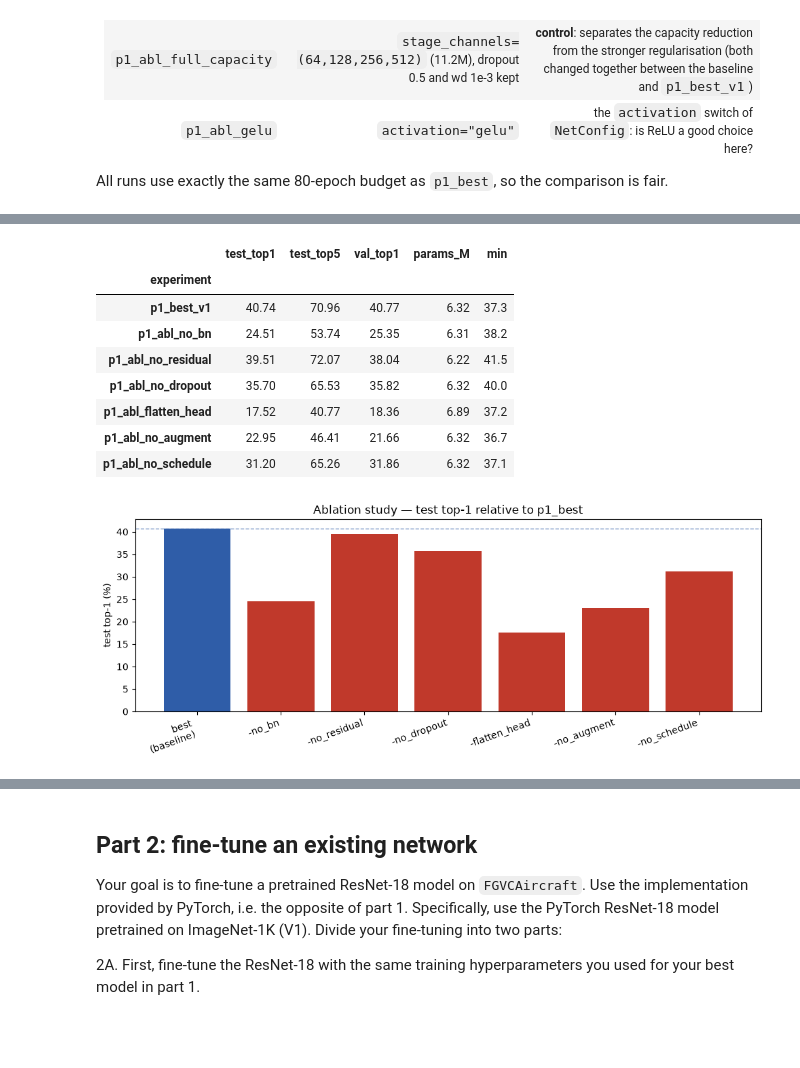
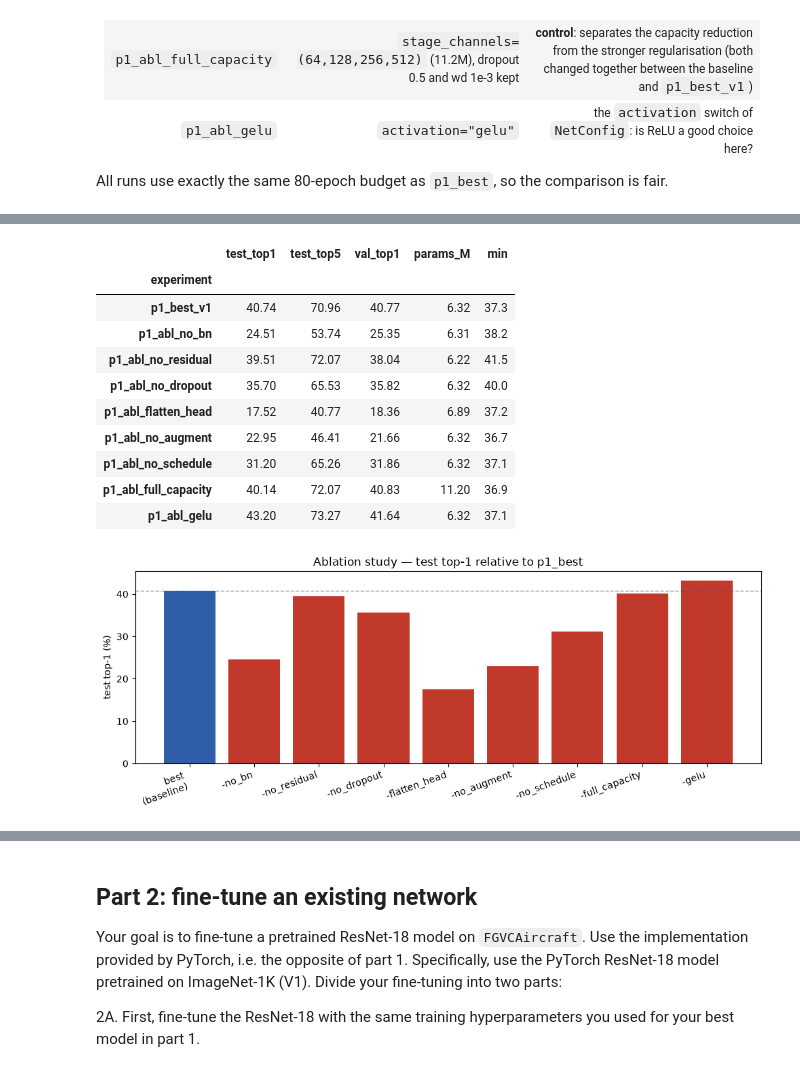
Before and after one commit to LuyaoMa-ace/IPCV_HW, a Jupyter notebook: assignment_module_two_executed.ipynb, the cells around one changed output, grey strips where cells are left out. Saved outputs shown, nothing was run; the diff lists cells and outputs as text; code cells hidden in the pictures; blank space fills up the shorter version.

```diff
--- a/assignment_module_two_executed.ipynb
+++ b/assignment_module_two_executed.ipynb
@@ -914,31 +910,34 @@ ep  80/80 | lr 0.1000 | train 0.573/ 83.6% | val 3.399/ 29.5% (top5 61.1%) | 27.
 # %%
 ABLATION_NAMES = ["p1_best_v1", "p1_abl_no_bn", "p1_abl_no_residual", "p1_abl_no_dropout",
-                  "p1_abl_flatten_head", "p1_abl_no_augment", "p1_abl_no_schedule"]
+                  "p1_abl_flatten_head", "p1_abl_no_augment", "p1_abl_no_schedule",
+                  "p1_abl_full_capacity", "p1_abl_gelu"]
 tbl = results_table(ABLATION_NAMES)
 display(tbl)
 
 fig, ax = plt.subplots(figsize=(10, 4))
 vals = [RESULTS[n]["test_top1"] for n in ABLATION_NAMES]
 colors_ = ["#2f5da8"] + ["#c0392b"] * (len(ABLATION_NAMES) - 1)
 ax.bar(range(len(ABLATION_NAMES)), vals, color=colors_)
 ax.set_xticks(range(len(ABLATION_NAMES)))
 ax.set_xticklabels(["best\n(baseline)"] + [n.replace("p1_abl_", "-") for n in ABLATION_NAMES[1:]],
                    rotation=20, ha="right")
 ax.set_ylabel("test top-1 (%)")
 ax.axhline(vals[0], color="#2f5da8", linestyle="--", linewidth=1, alpha=0.6)
 ax.set_title("Ablation study — test top-1 relative to p1_best")
 plt.tight_layout(); plt.show()
 # %% [output]
 |  | test_top1 | test_top5 | val_top1 | params_M | min |
 | experiment |  |  |  |  |  |
 | p1_best_v1 | 40.74 | 70.96 | 40.77 | 6.32 | 37.3 |
 | p1_abl_no_bn | 24.51 | 53.74 | 25.35 | 6.31 | 38.2 |
 | p1_abl_no_residual | 39.51 | 72.07 | 38.04 | 6.22 | 41.5 |
 | p1_abl_no_dropout | 35.70 | 65.53 | 35.82 | 6.32 | 40.0 |
 | p1_abl_flatten_head | 17.52 | 40.77 | 18.36 | 6.89 | 37.2 |
 | p1_abl_no_augment | 22.95 | 46.41 | 21.66 | 6.32 | 36.7 |
 | p1_abl_no_schedule | 31.20 | 65.26 | 31.86 | 6.32 | 37.1 |
+| p1_abl_full_capacity | 40.14 | 72.07 | 40.83 | 11.20 | 36.9 |
+| p1_abl_gelu | 43.20 | 73.27 | 41.64 | 6.32 | 37.1 |
-[figure, old version]
+[figure, new version]
 # %% [markdown]
 #### Ablation results
 
```
Also changed, not shown: parts of 45 cells of this notebook, 2 other files.
